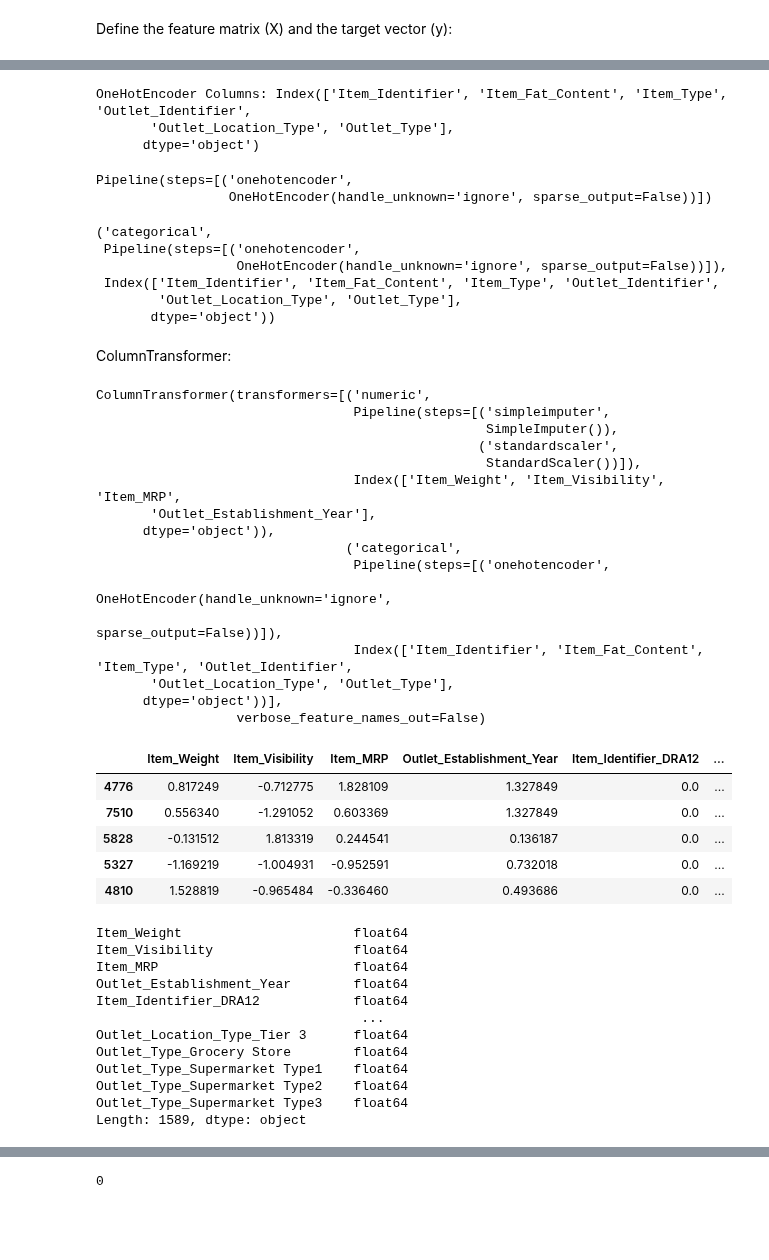
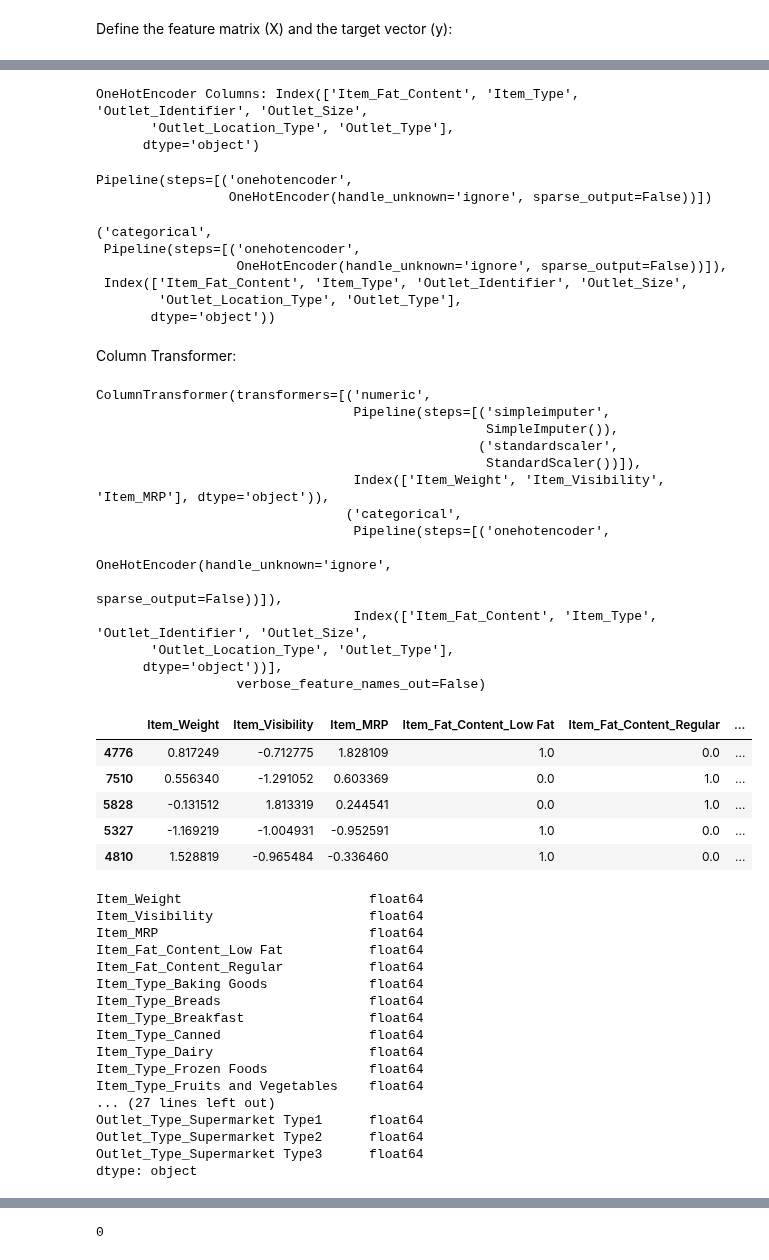
Before and after one commit to Nelette73/Prediction-of-Product-Sales, a Jupyter notebook: Prediction_of_Product_Sales.ipynb, the cells around one changed output, grey strips where cells are left out. Drawn from its saved outputs; the diff is of its cells as text; code cells hidden in the pictures; blank space fills up the shorter version.

```diff
--- a/Prediction_of_Product_Sales.ipynb
+++ b/Prediction_of_Product_Sales.ipynb
@@ -306,7 +304,7 @@ drive.mount('/content/drive')
 Drive already mounted at /content/drive; to attempt to forcibly remount, call drive.mount("/content/drive", force_remount=True).
 # %%
 # Load data
-df = pd.read_csv('/content/drive/MyDrive/StudentFolders16wk20wk/CodingDojo/02-MachineLearning/Week06/Data/sales_predictions_2023.csv')
+df = pd.read_csv('/content/drive/MyDrive/StudentFolders16wk20wk/CodingDojo/02-MachineLearning/Week06 (Wk 2)/Data/sales_predictions_2023.csv')
 # Make a copy of the data to keep an orginal version
 ml_df = df.copy()
 # %%
@@ -377,6 +375,10 @@ print(nullvalue_list[nullvalue_list>0])
 Item_Weight    1463
 Outlet_Size    2410
 dtype: int64
+# %%
+# Drop columns because of high cardinality (note = contains high number of unique values ...)
+droplist = ['Item_Identifier', 'Outlet_Establishment_Year']
+ml_df = ml_df.drop(droplist, axis=1)
 # %%
 # Check for inconsistencies
 str_cols = ml_df.select_dtypes('object')
@@ -513,7 +475,7 @@ ord_tuple
 # %%
 # PREPROCESSING PIPELINE FOR NOMINAL DATA
 # Save list of column names
-ohe_cols = X_train.select_dtypes('object').drop(columns=ord_cols).columns
+ohe_cols = X_train.select_dtypes('object').columns
 print("OneHotEncoder Columns:", ohe_cols)
 # Instantiate the individual preprocessors
 ohe_encoder = OneHotEncoder(sparse_output=False, handle_unknown='ignore')
@@ -521,7 +483,7 @@ ohe_encoder = OneHotEncoder(sparse_output=False, handle_unknown='ignore')
 ohe_pipe = make_pipeline(ohe_encoder)
 ohe_pipe
 # %% [output]
-OneHotEncoder Columns: Index(['Item_Identifier', 'Item_Fat_Content', 'Item_Type', 'Outlet_Identifier',
+OneHotEncoder Columns: Index(['Item_Fat_Content', 'Item_Type', 'Outlet_Identifier', 'Outlet_Size',
        'Outlet_Location_Type', 'Outlet_Type'],
       dtype='object')
 Pipeline(steps=[('onehotencoder',
@@ -534,68 +496,69 @@ ohe_tuple
 ('categorical',
  Pipeline(steps=[('onehotencoder',
                   OneHotEncoder(handle_unknown='ignore', sparse_output=False))]),
- Index(['Item_Identifier', 'Item_Fat_Content', 'Item_Type', 'Outlet_Identifier',
+ Index(['Item_Fat_Content', 'Item_Type', 'Outlet_Identifier', 'Outlet_Size',
         'Outlet_Location_Type', 'Outlet_Type'],
        dtype='object'))
-# %% [markdown]
-ColumnTransformer:
+# %% [markdown]
+Column Transformer:
 # %%
-# Instantiate the ColumnTransformer
-col_transformer = ColumnTransformer([num_tuple, ohe_tuple],
+# Instantiate the Column Transformer
+preprocessor = ColumnTransformer([num_tuple, ohe_tuple],
                                     verbose_feature_names_out=False)
-col_transformer
+# Fit on training data
+preprocessor.fit(X_train)
 # %% [output]
 ColumnTransformer(transformers=[('numeric',
                                  Pipeline(steps=[('simpleimputer',
                                                   SimpleImputer()),
                                                  ('standardscaler',
                                                   StandardScaler())]),
-                                 Index(['Item_Weight', 'Item_Visibility', 'Item_MRP',
-       'Outlet_Establishment_Year'],
-      dtype='object')),
+                                 Index(['Item_Weight', 'Item_Visibility', 'Item_MRP'], dtype='object')),
                                 ('categorical',
                                  Pipeline(steps=[('onehotencoder',
                                                   OneHotEncoder(handle_unknown='ignore',
                                                                 sparse_output=False))]),
-                                 Index(['Item_Identifier', 'Item_Fat_Content', 'Item_Type', 'Outlet_Identifier',
+                                 Index(['Item_Fat_Content', 'Item_Type', 'Outlet_Identifier', 'Outlet_Size',
        'Outlet_Location_Type', 'Outlet_Type'],
       dtype='object'))],
                   verbose_feature_names_out=False)
 # %%
-# Fit on training data
-col_transformer.fit(X_train)
-
 # Transform the training data
-X_train_processed = col_transformer.transform(X_train)
+X_train_processed = preprocessor.transform(X_train)
 
 # Transform the testing data
-X_test_processed = col_transformer.transform(X_test)
+X_test_processed = preprocessor.transform(X_test)
 
 # View the processed training data
 X_train_processed.head()
 # %% [output]
-|  | Item_Weight | Item_Visibility | Item_MRP | Outlet_Establishment_Year | Item_Identifier_DRA12 | ... |
-| 4776 | 0.817249 | -0.712775 | 1.828109 | 1.327849 | 0.0 | ... |
-| 7510 | 0.556340 | -1.291052 | 0.603369 | 1.327849 | 0.0 | ... |
-| 5828 | -0.131512 | 1.813319 | 0.244541 | 0.136187 | 0.0 | ... |
-| 5327 | -1.169219 | -1.004931 | -0.952591 | 0.732018 | 0.0 | ... |
-| 4810 | 1.528819 | -0.965484 | -0.336460 | 0.493686 | 0.0 | ... |
+|  | Item_Weight | Item_Visibility | Item_MRP | Item_Fat_Content_Low Fat | Item_Fat_Content_Regular | ... |
+| 4776 | 0.817249 | -0.712775 | 1.828109 | 1.0 | 0.0 | ... |
+| 7510 | 0.556340 | -1.291052 | 0.603369 | 0.0 | 1.0 | ... |
+| 5828 | -0.131512 | 1.813319 | 0.244541 | 0.0 | 1.0 | ... |
+| 5327 | -1.169219 | -1.004931 | -0.952591 | 1.0 | 0.0 | ... |
+| 4810 | 1.528819 | -0.965484 | -0.336460 | 1.0 | 0.0 | ... |
 # %%
 # Confirm that all columns in training data are numeric dtypes
 X_train_processed.dtypes
 # %% [output]
-Item_Weight                      float64
-Item_Visibility                  float64
-Item_MRP                         float64
-Outlet_Establishment_Year        float64
-Item_Identifier_DRA12            float64
-                                  ...
-Outlet_Location_Type_Tier 3      float64
-Outlet_Type_Grocery Store        float64
-Outlet_Type_Supermarket Type1    float64
-Outlet_Type_Supermarket Type2    float64
-Outlet_Type_Supermarket Type3    float64
-Length: 1589, dtype: object
+Item_Weight                        float64
+Item_Visibility                    float64
+Item_MRP                           float64
+Item_Fat_Content_Low Fat           float64
+Item_Fat_Content_Regular           float64
+Item_Type_Baking Goods             float64
+Item_Type_Breads                   float64
+Item_Type_Breakfast                float64
+Item_Type_Canned                   float64
+Item_Type_Dairy                    float64
+Item_Type_Frozen Foods             float64
+Item_Type_Fruits and Vegetables    float64
+... (27 lines left out)
+Outlet_Type_Supermarket Type1      float64
+Outlet_Type_Supermarket Type2      float64
+Outlet_Type_Supermarket Type3      float64
+dtype: object
 # %%
 # Confirm that the original numeric features have been scaled
 X_train_processed.describe().round(2)
```
Also changed, not shown: parts of 32 cells of this notebook.
